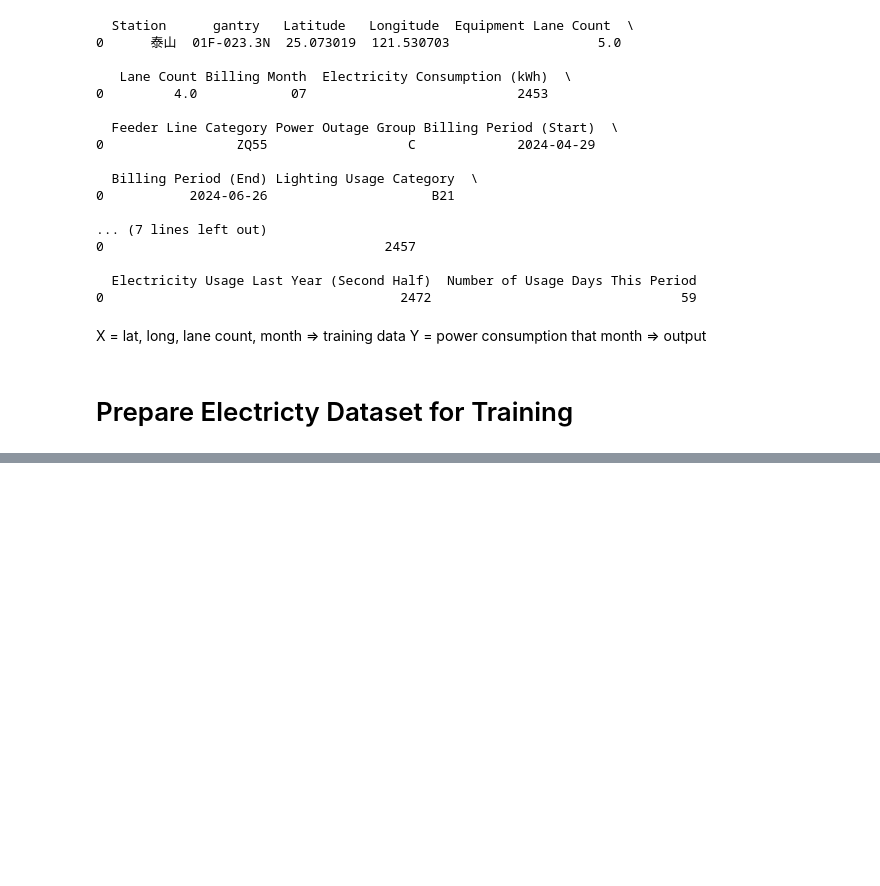
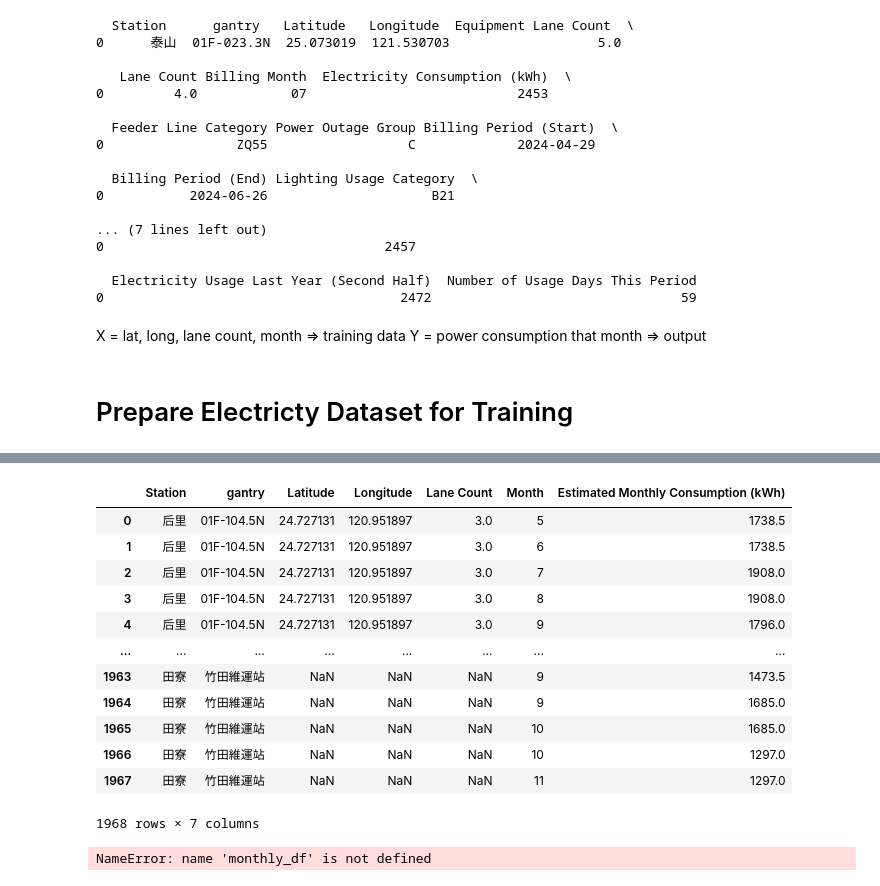
Before and after one commit to PauloWgDev/PowerConsumtionPrediction, a Jupyter notebook: Pre Processing/PreprocessPowerConsumption.ipynb, the cells around one changed output, grey strips where cells are left out. Cells and saved outputs as stored; diff of their text form; code cells hidden in the pictures; blank space fills up the shorter version.

```diff
--- a/Pre Processing/PreprocessPowerConsumption.ipynb
+++ b/Pre Processing/PreprocessPowerConsumption.ipynb
@@ -460,0 +467,41 @@ electricity_df.head()
+# %%
+# Load original file (with 2-month billing periods)
+electricity_path = "../Clean Data/more more more cleaned Electricity of the toll station.csv"
+df = pd.read_csv(electricity_path)
+
+# Prepare a new list of rows with split monthly consumption
+rows = []
+for _, row in df.iterrows():
+    # Get common metadata
+    station = row['Station']
+    gantry = row['gantry']
+    lat = row['Latitude']
+    lon = row['Longitude']
+    lane_count = row['Lane Count']
+
+    # Get the billing month and estimate the 2 months before
+    billing_month = int(row['Billing Month'])
+    prev_months = [(billing_month - 2) % 12 or 12, (billing_month - 1) % 12 or 12]
+
+    # Split consumption evenly
+    half_consumption = row['Electricity Consumption (kWh)'] / 2
+
+    for m in prev_months:
+        rows.append({
+            'Station': station,
+            'gantry': gantry,
+            'Latitude': lat,
+            'Longitude': lon,
+            'Lane Count': lane_count,
+            'Month': m,
+            'Estimated Monthly Consumption (kWh)': half_consumption
+        })
+
+# Create new DataFrame
+monthly_df = pd.DataFrame(rows)
+
+# Optional: sort it by Station, gantry and Month
+monthly_df = monthly_df.sort_values(by=['Station', 'gantry', 'Month']).reset_index(drop=True)
+
+# Preview
+print(monthly_df.head())
@@ -460,0 +522,16 @@ electricity_df.head()
+# %%
+monthly_df
+# %% [output]
+|  | Station | gantry | Latitude | Longitude | Lane Count | Month | Estimated Monthly Consumption (kWh) |
+| 0 | 后里 | 01F-104.5N | 24.727131 | 120.951897 | 3.0 | 5 | 1738.5 |
+| 1 | 后里 | 01F-104.5N | 24.727131 | 120.951897 | 3.0 | 6 | 1738.5 |
+| 2 | 后里 | 01F-104.5N | 24.727131 | 120.951897 | 3.0 | 7 | 1908.0 |
+| 3 | 后里 | 01F-104.5N | 24.727131 | 120.951897 | 3.0 | 8 | 1908.0 |
+| 4 | 后里 | 01F-104.5N | 24.727131 | 120.951897 | 3.0 | 9 | 1796.0 |
+| ... | ... | ... | ... | ... | ... | ... | ... |
+| 1963 | 田寮 | 竹田維運站 | NaN | NaN | NaN | 9 | 1473.5 |
+| 1964 | 田寮 | 竹田維運站 | NaN | NaN | NaN | 9 | 1685.0 |
+| 1965 | 田寮 | 竹田維運站 | NaN | NaN | NaN | 10 | 1685.0 |
+| 1966 | 田寮 | 竹田維運站 | NaN | NaN | NaN | 10 | 1297.0 |
+| 1967 | 田寮 | 竹田維運站 | NaN | NaN | NaN | 11 | 1297.0 |
+1968 rows × 7 columns
@@ -460,0 +540,6 @@ electricity_df.head()
+# %%
+output_path = "../Clean Data/monthly consumption per station.csv"
+
+monthly_df.to_csv(output_path)
+# %% [output]
+NameError: name 'monthly_df' is not defined
```
Also changed, not shown: parts of 5 cells of this notebook.
